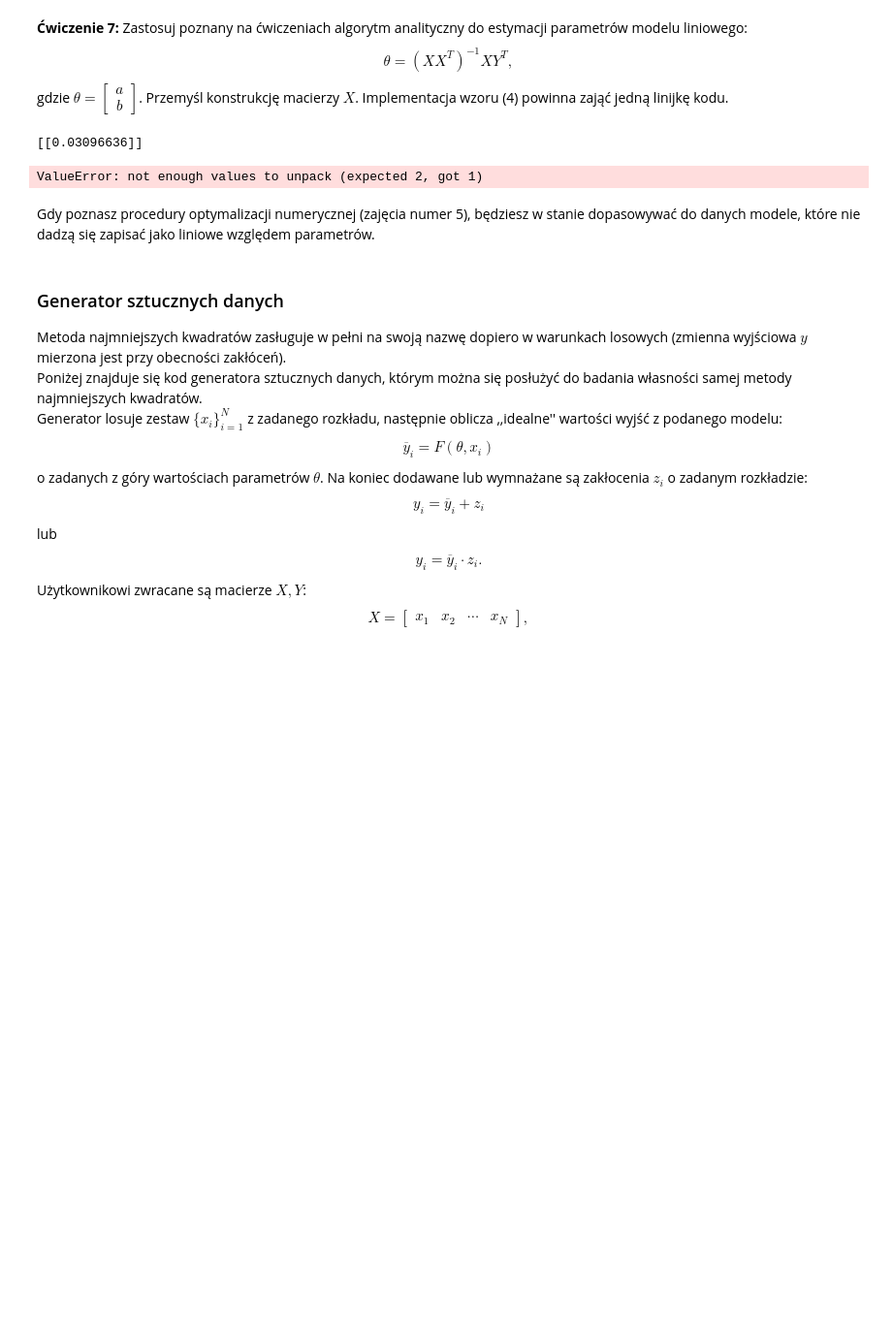
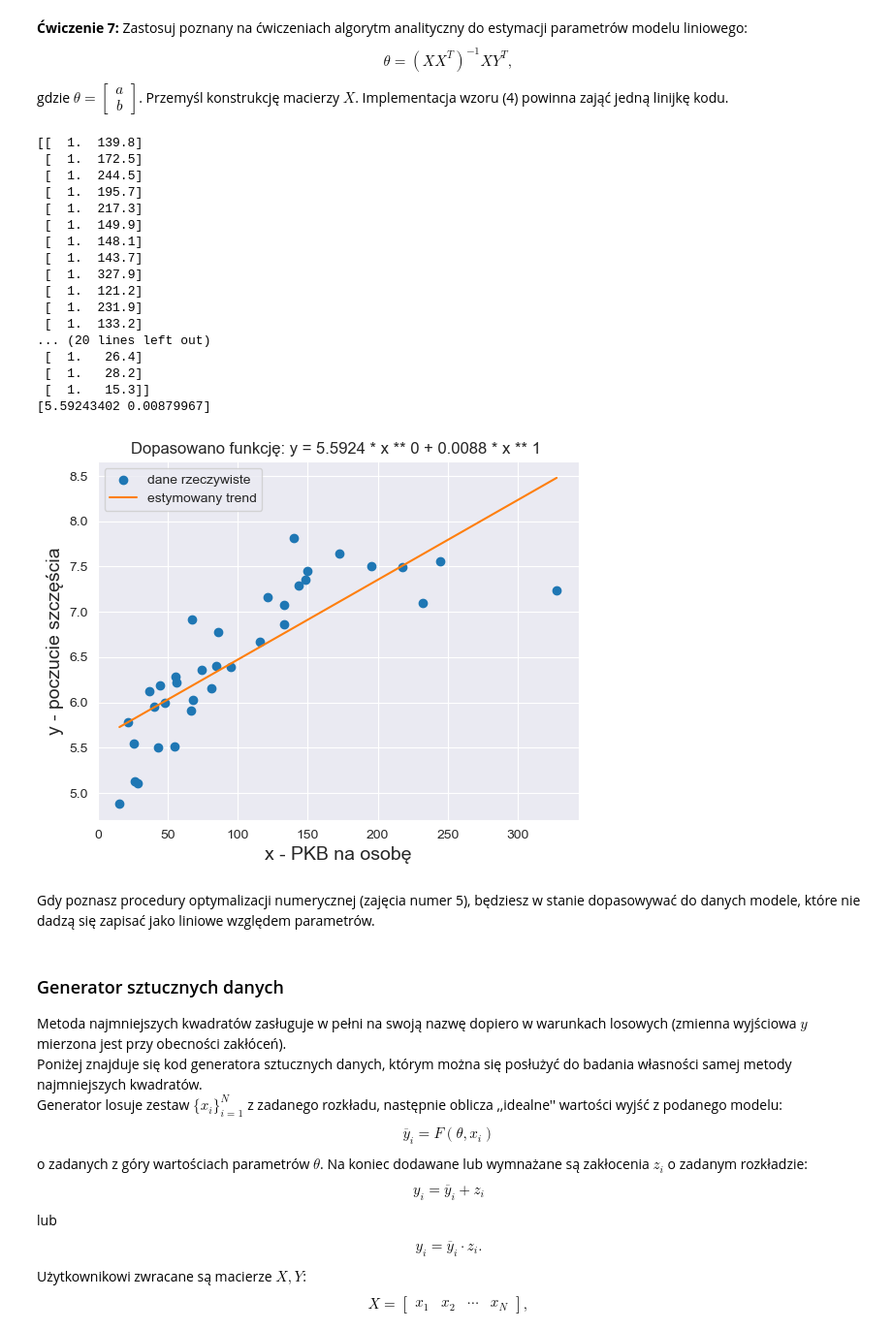
Before and after one commit to avtorgenii/MSID-Laby, a Jupyter notebook: Zad3/3_metoda_najmniejszych_kwadratow.ipynb, the cells around one changed output. Shown at 97% size. Saved outputs shown, nothing was run; the diff lists cells and outputs as text; code cells hidden in the pictures; blank space fills up the shorter version.

```diff
--- a/Zad3/3_metoda_najmniejszych_kwadratow.ipynb
+++ b/Zad3/3_metoda_najmniejszych_kwadratow.ipynb
@@ -236,39 +248,55 @@ gdzie $\theta = \begin{bmatrix} a \\ b \end{bmatrix}$. Przemyśl konstrukcję ma
 # %%
 def model(parametry, x):
   a, b = parametry
   return a * x + b
 
 #  w tym miejscu wprowadzasz wzory analityczne
 
 
-x_resh = X_test.reshape(-1, 1).T
-y_resh = Y_test.reshape(-1, 1).T
+x_stack = np.column_stack([X ** i for i in range(1 + 1)])
 
-out = np.linalg.inv(x_resh @ x_resh.T) @ (x_resh @ y_resh.T)
+print(x_stack)
+
+# Compute the least squares solution
+out = np.linalg.inv(x_stack.T @ x_stack) @ x_stack.T @ Y
 
 print(out)
-
-
 
 def plot_fig(X: np.ndarray, Y: np.ndarray, coeff: np.ndarray):
   X_test = np.linspace(start=X.min(), stop=X.max(), num=300)
   func_str = "y = "
-  Y_pred = model(coeff, X_test)
-  for i, c in enumerate(coeff.ravel()[::-1]):
+  Y_pred = model(coeff.ravel()[::-1], X_test)
+  for i, c in enumerate(coeff.ravel()):
       func_str += f"{round(c, 4)} * x ** {i} + "
 
   plt.scatter(X, Y, label='dane rzeczywiste')
   plt.plot(X_test, Y_pred, color='tab:orange', label='estymowany trend')
   plt.xlabel('x - PKB na osobę', fontsize=14)
   plt.ylabel('y - poczucie szczęścia', fontsize=14)
   plt.title(f"Dopasowano funkcję: {func_str[:-2]}")
   plt.legend()
   plt.show()
 
 plot_fig(X, Y, out)
 # %% [output]
-[[0.03096636]]
+[[  1.  139.8]
+ [  1.  172.5]
+ [  1.  244.5]
+ [  1.  195.7]
+ [  1.  217.3]
+ [  1.  149.9]
+ [  1.  148.1]
+ [  1.  143.7]
+ [  1.  327.9]
+ [  1.  121.2]
+ [  1.  231.9]
+ [  1.  133.2]
+... (20 lines left out)
+ [  1.   26.4]
+ [  1.   28.2]
+ [  1.   15.3]]
+[5.59243402 0.00879967]
-ValueError: not enough values to unpack (expected 2, got 1)
+[figure, added]
 # %% [markdown]
 Gdy poznasz procedury optymalizacji numerycznej (zajęcia numer 5), będziesz w stanie dopasowywać do danych modele, które nie dadzą się zapisać jako liniowe względem parametrów.
 # %% [markdown]
```
Also changed, not shown: parts of 4 cells of this notebook, 4 other files.
